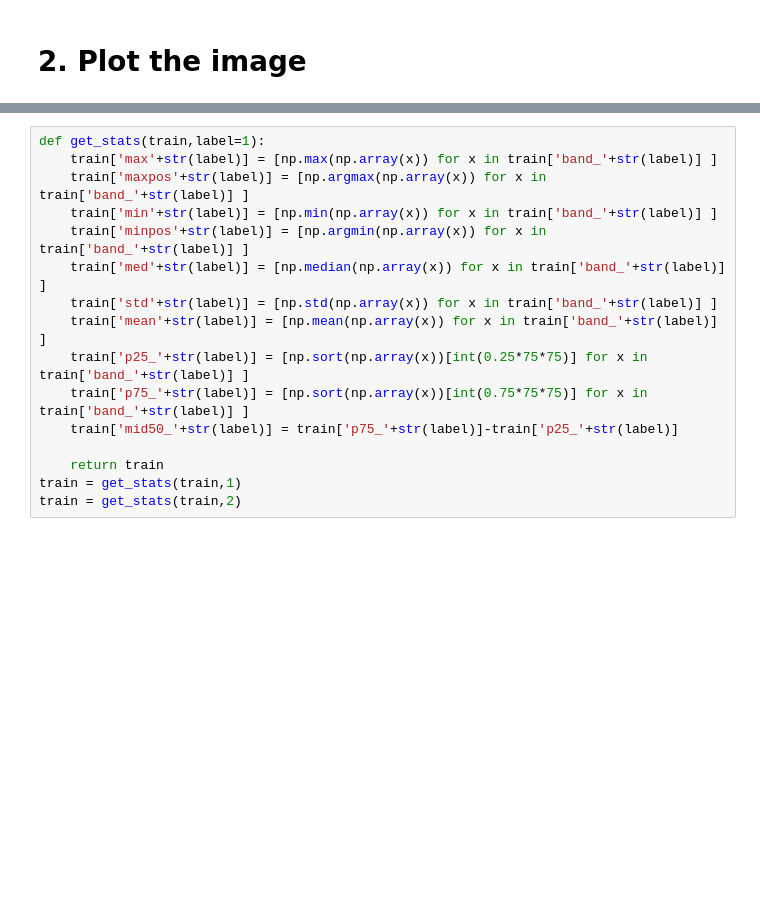
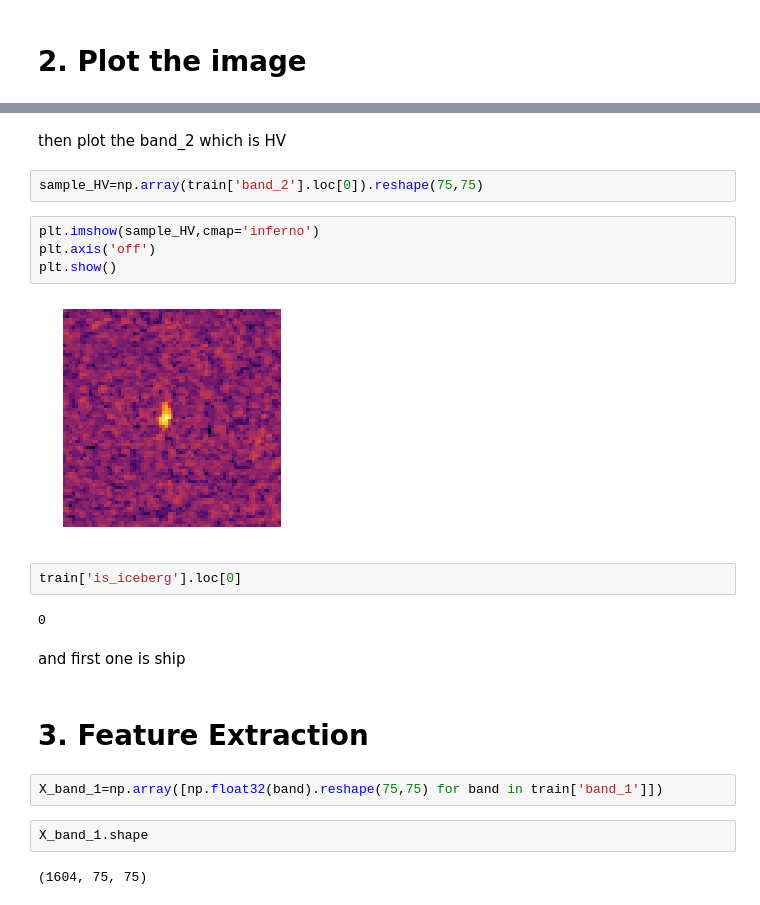
Before and after one commit to yushinliu/kaggle_competition-other_projects, a Jupyter notebook: Kaggle/MuonNeutrino/Explore_data+CNN.ipynb, the cells around one changed output, grey strips where cells are left out. Drawn from its saved outputs; the diff is of its cells as text; blank space fills up the shorter version.

```diff
--- a/Kaggle/MuonNeutrino/Explore_data+CNN.ipynb
+++ b/Kaggle/MuonNeutrino/Explore_data+CNN.ipynb
@@ -47,19 +75,27 @@ plt.axis('off')
 plt.show()
 # %% [output]
 [figure]
-# %%
-def get_stats(train,label=1):
-    train['max'+str(label)] = [np.max(np.array(x)) for x in train['band_'+str(label)] ]
-    train['maxpos'+str(label)] = [np.argmax(np.array(x)) for x in train['band_'+str(label)] ]
-    train['min'+str(label)] = [np.min(np.array(x)) for x in train['band_'+str(label)] ]
-    train['minpos'+str(label)] = [np.argmin(np.array(x)) for x in train['band_'+str(label)] ]
-    train['med'+str(label)] = [np.median(np.array(x)) for x in train['band_'+str(label)] ]
-    train['std'+str(label)] = [np.std(np.array(x)) for x in train['band_'+str(label)] ]
-    train['mean'+str(label)] = [np.mean(np.array(x)) for x in train['band_'+str(label)] ]
-    train['p25_'+str(label)] = [np.sort(np.array(x))[int(0.25*75*75)] for x in train['band_'+str(label)] ]
-    train['p75_'+str(label)] = [np.sort(np.array(x))[int(0.75*75*75)] for x in train['band_'+str(label)] ]
-    train['mid50_'+str(label)] = train['p75_'+str(label)]-train['p25_'+str(label)]
-
-    return train
-train = get_stats(train,1)
-train = get_stats(train,2)
+# %% [markdown]
+then plot the band_2 which is HV
+# %%
+sample_HV=np.array(train['band_2'].loc[0]).reshape(75,75)
+# %%
+plt.imshow(sample_HV,cmap='inferno')
+plt.axis('off')
+plt.show()
+# %% [output]
+[figure, added]
+# %%
+train['is_iceberg'].loc[0]
+# %% [output]
+0
+# %% [markdown]
+and first one is ship
+# %% [markdown]
+# 3. Feature Extraction
+# %%
+X_band_1=np.array([np.float32(band).reshape(75,75) for band in train['band_1']])
+# %%
+X_band_1.shape
+# %% [output]
+(1604, 75, 75)
```
Also changed, not shown: parts of 8 cells of this notebook, 1 other file.
